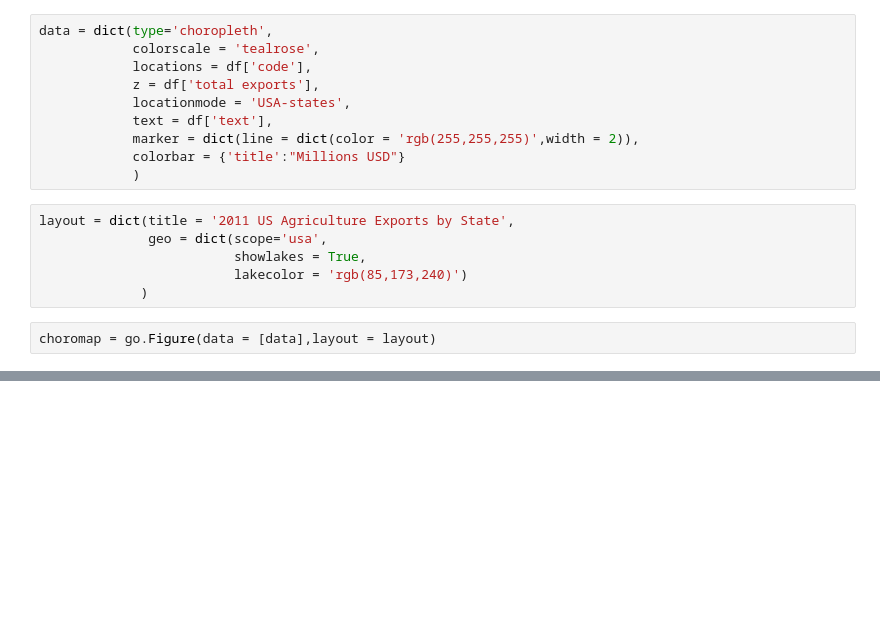
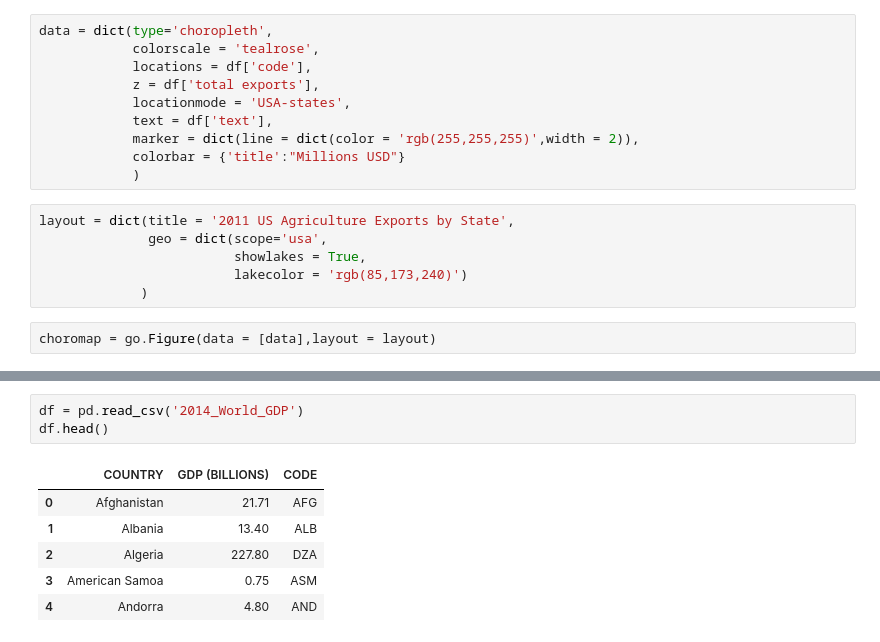
Before and after one commit to ridelsam/DataScience-ML, a Jupyter notebook: 07Geographical_Plotting/geo-choropleth.ipynb, the cells around one changed output, grey strips where cells are left out. Cells and saved outputs as stored; diff of their text form; blank space fills up the shorter version.

Commit message:
interactive world map with chloroplot

```diff
--- a/07Geographical_Plotting/geo-choropleth.ipynb
+++ b/07Geographical_Plotting/geo-choropleth.ipynb
@@ -54,3 +54,13 @@ choromap = go.Figure(data = [data],layout = layout)
 iplot(choromap)
 # %% [output]
 [interactive output not drawn]
+# %%
+df = pd.read_csv('2014_World_GDP')
+df.head()
+# %% [output]
+|  | COUNTRY | GDP (BILLIONS) | CODE |
+| 0 | Afghanistan | 21.71 | AFG |
+| 1 | Albania | 13.40 | ALB |
+| 2 | Algeria | 227.80 | DZA |
+| 3 | American Samoa | 0.75 | ASM |
+| 4 | Andorra | 4.80 | AND |
```
Also changed, not shown: parts of 3 cells of this notebook.
